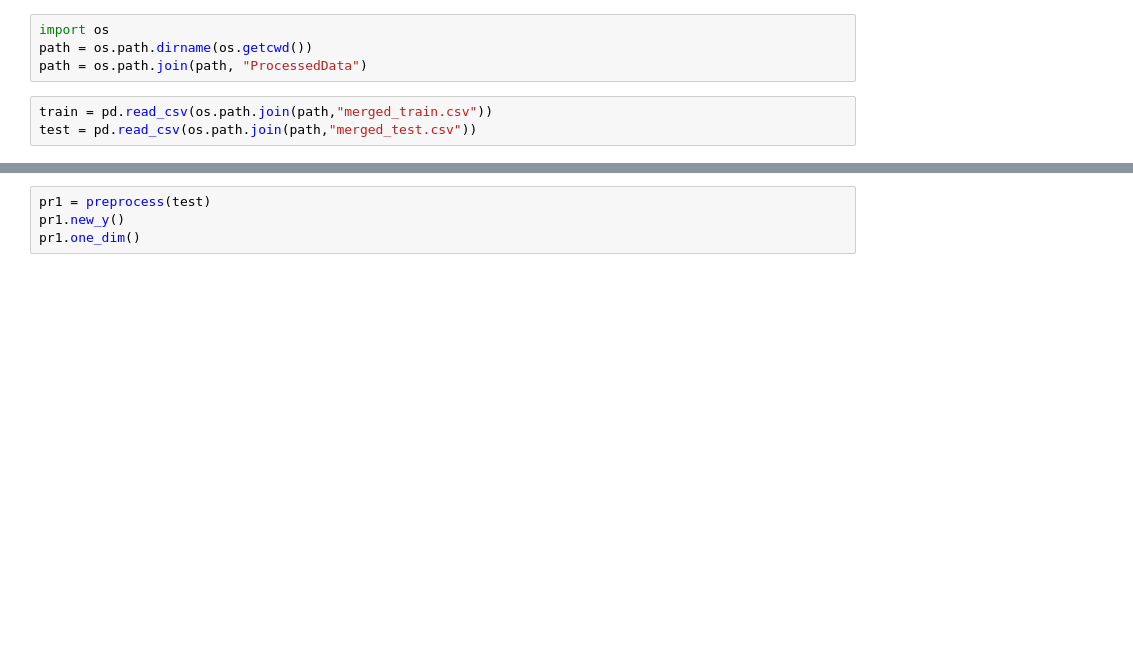
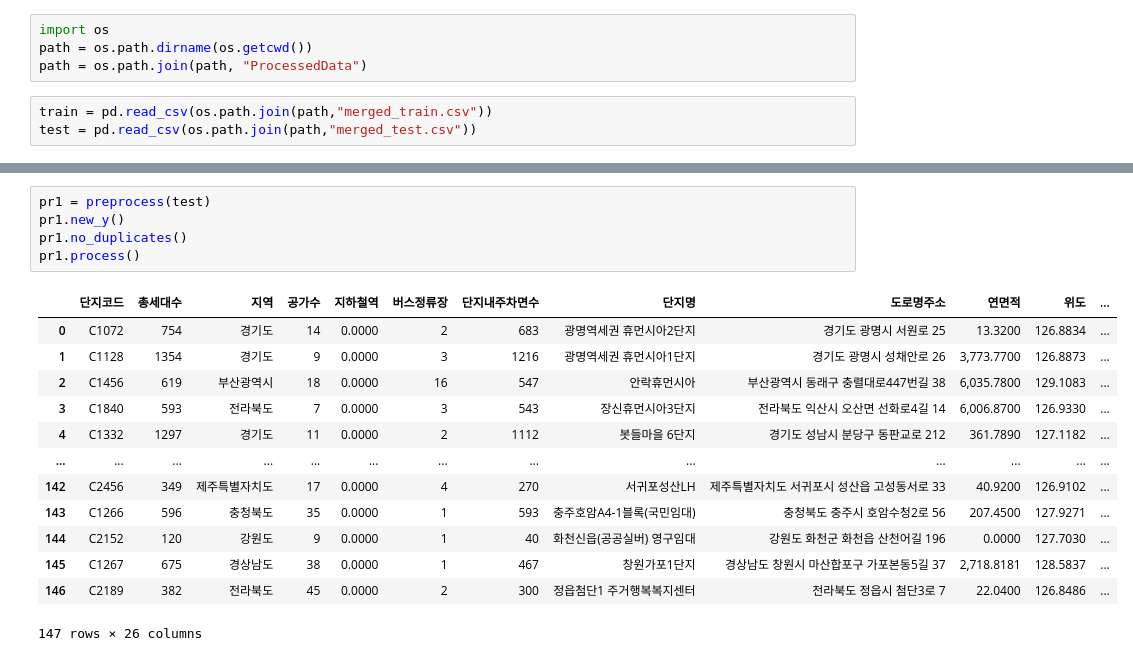
Before and after one commit to whdbfla6/Daesamanlap, a Jupyter notebook: EDA_CYR/data_preprocessing.ipynb, the cells around one changed output, grey strips where cells are left out. Cells and saved outputs as stored; diff of their text form; blank space fills up the shorter version.

```diff
--- a/EDA_CYR/data_preprocessing.ipynb
+++ b/EDA_CYR/data_preprocessing.ipynb
@@ -67,4 +145,19 @@ pr.one_dim()
 # %%
 pr1 = preprocess(test)
 pr1.new_y()
-pr1.one_dim()
+pr1.no_duplicates()
+pr1.process()
+# %% [output]
+|  | 단지코드 | 총세대수 | 지역 | 공가수 | 지하철역 | 버스정류장 | 단지내주차면수 | 단지명 | 도로명주소 | 연면적 | 위도 | ... |
+| 0 | C1072 | 754 | 경기도 | 14 | 0.0000 | 2 | 683 | 광명역세권 휴먼시아2단지 | 경기도 광명시 서원로 25 | 13.3200 | 126.8834 | ... |
+| 1 | C1128 | 1354 | 경기도 | 9 | 0.0000 | 3 | 1216 | 광명역세권 휴먼시아1단지 | 경기도 광명시 성채안로 26 | 3,773.7700 | 126.8873 | ... |
+| 2 | C1456 | 619 | 부산광역시 | 18 | 0.0000 | 16 | 547 | 안락휴먼시아 | 부산광역시 동래구 충렬대로447번길 38 | 6,035.7800 | 129.1083 | ... |
+| 3 | C1840 | 593 | 전라북도 | 7 | 0.0000 | 3 | 543 | 장신휴먼시아3단지 | 전라북도 익산시 오산면 선화로4길 14 | 6,006.8700 | 126.9330 | ... |
+| 4 | C1332 | 1297 | 경기도 | 11 | 0.0000 | 2 | 1112 | 봇들마을 6단지 | 경기도 성남시 분당구 동판교로 212 | 361.7890 | 127.1182 | ... |
+| ... | ... | ... | ... | ... | ... | ... | ... | ... | ... | ... | ... | ... |
+| 142 | C2456 | 349 | 제주특별자치도 | 17 | 0.0000 | 4 | 270 | 서귀포성산LH | 제주특별자치도 서귀포시 성산읍 고성동서로 33 | 40.9200 | 126.9102 | ... |
+| 143 | C1266 | 596 | 충청북도 | 35 | 0.0000 | 1 | 593 | 충주호암A4-1블록(국민임대) | 충청북도 충주시 호암수청2로 56 | 207.4500 | 127.9271 | ... |
+| 144 | C2152 | 120 | 강원도 | 9 | 0.0000 | 1 | 40 | 화천신읍(공공실버) 영구임대 | 강원도 화천군 화천읍 산천어길 196 | 0.0000 | 127.7030 | ... |
+| 145 | C1267 | 675 | 경상남도 | 38 | 0.0000 | 1 | 467 | 창원가포1단지 | 경상남도 창원시 마산합포구 가포본동5길 37 | 2,718.8181 | 128.5837 | ... |
+| 146 | C2189 | 382 | 전라북도 | 45 | 0.0000 | 2 | 300 | 정읍첨단1 주거행복복지센터 | 전라북도 정읍시 첨단3로 7 | 22.0400 | 126.8486 | ... |
+147 rows × 26 columns
```
Also changed, not shown: parts of 3 cells of this notebook, 1 other file.
